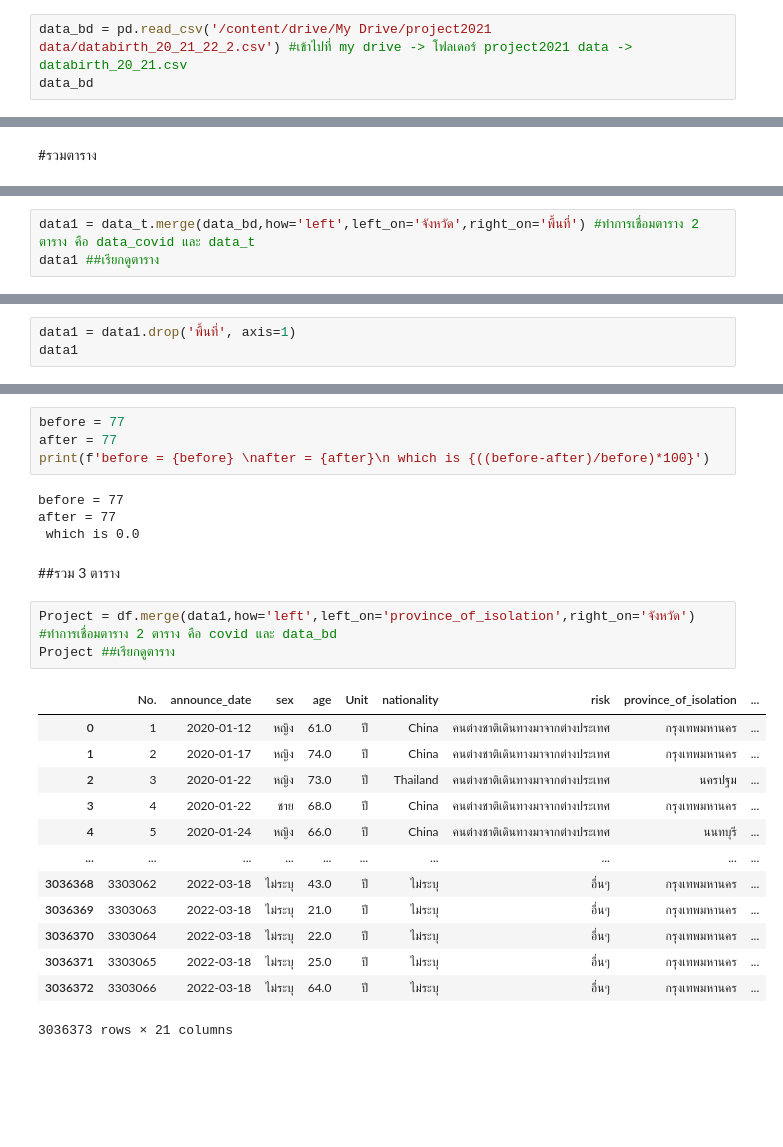
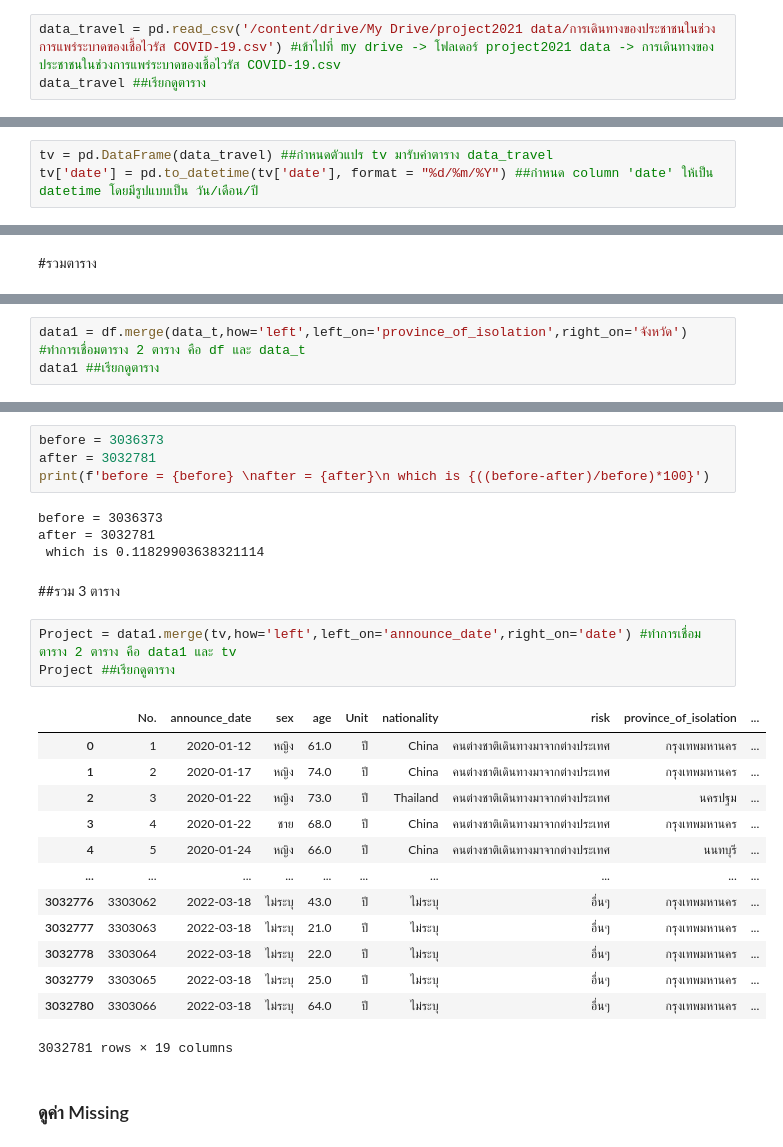
Before and after one commit to siriwat-heart/data_viz_2022, a Jupyter notebook: Project.ipynb, the cells around one changed output, grey strips where cells are left out. Saved outputs shown, nothing was run; the diff lists cells and outputs as text; blank space fills up the shorter version.

```diff
--- a/Project.ipynb
+++ b/Project.ipynb
@@ -329,4 +312,4 @@ dtype: bool
 # %%
-data_bd = pd.read_csv('/content/drive/My Drive/project2021 data/databirth_20_21_22_2.csv') #เข้าไปที่ my drive -> โฟลเดอร์ project2021 data -> databirth_20_21.csv
-data_bd
+data_travel = pd.read_csv('/content/drive/My Drive/project2021 data/การเดินทางของประชาชนในช่วงการแพร่ระบาดของเชื้อไวรัส COVID-19.csv') #เข้าไปที่ my drive -> โฟลเดอร์ project2021 data -> การเดินทางของประชาชนในช่วงการแพร่ระบาดของเชื้อไวรัส COVID-19.csv
+data_travel ##เรียกดูตาราง
 # %% [output]
@@ -361,0 +359,3 @@ dtype: bool
+# %%
+tv = pd.DataFrame(data_travel) ##กำหนดตัวแปร tv มารับค่าตาราง data_travel
+tv['date'] = pd.to_datetime(tv['date'], format = "%d/%m/%Y") ##กำหนด column 'date' ให้เป็น datetime โดยมีรูปแบบเป็น วัน/เดือน/ปี
@@ -364,4 +382,4 @@ dtype: bool
 # %%
-data1 = data_t.merge(data_bd,how='left',left_on='จังหวัด',right_on='พื้นที่') #ทำการเชื่อมตาราง 2 ตาราง คือ data_covid และ data_t
+data1 = df.merge(data_t,how='left',left_on='province_of_isolation',right_on='จังหวัด') #ทำการเชื่อมตาราง 2 ตาราง คือ df และ data_t
 data1 ##เรียกดูตาราง
 # %% [output]
@@ -381,3 +398,0 @@ data1 ##เรียกดูตาราง
-# %%
-data1 = data1.drop('พื้นที่', axis=1)
-data1
@@ -415,27 +436,29 @@ data1
 # %%
-before = 77
-after = 77
+before = 3036373
+after = 3032781
 print(f'before = {before} \nafter = {after}\n which is {((before-after)/before)*100}')
 # %% [output]
-before = 77
-after = 77
- which is 0.0
+before = 3036373
+after = 3032781
+ which is 0.11829903638321114
 # %% [markdown]
 ##รวม 3 ตาราง
 # %%
-Project = df.merge(data1,how='left',left_on='province_of_isolation',right_on='จังหวัด') #ทำการเชื่อมตาราง 2 ตาราง คือ covid และ data_bd
+Project = data1.merge(tv,how='left',left_on='announce_date',right_on='date') #ทำการเชื่อมตาราง 2 ตาราง คือ data1 และ tv
 Project ##เรียกดูตาราง
 # %% [output]
 |  | No. | announce_date | sex | age | Unit | nationality | risk | province_of_isolation | ... |
 | 0 | 1 | 2020-01-12 | หญิง | 61.0 | ปี | China | คนต่างชาติเดินทางมาจากต่างประเทศ | กรุงเทพมหานคร | ... |
 | 1 | 2 | 2020-01-17 | หญิง | 74.0 | ปี | China | คนต่างชาติเดินทางมาจากต่างประเทศ | กรุงเทพมหานคร | ... |
 | 2 | 3 | 2020-01-22 | หญิง | 73.0 | ปี | Thailand | คนต่างชาติเดินทางมาจากต่างประเทศ | นครปฐม | ... |
 | 3 | 4 | 2020-01-22 | ชาย | 68.0 | ปี | China | คนต่างชาติเดินทางมาจากต่างประเทศ | กรุงเทพมหานคร | ... |
 | 4 | 5 | 2020-01-24 | หญิง | 66.0 | ปี | China | คนต่างชาติเดินทางมาจากต่างประเทศ | นนทบุรี | ... |
 | ... | ... | ... | ... | ... | ... | ... | ... | ... | ... |
-| 3036368 | 3303062 | 2022-03-18 | ไม่ระบุ | 43.0 | ปี | ไม่ระบุ | อื่นๆ | กรุงเทพมหานคร | ... |
-| 3036369 | 3303063 | 2022-03-18 | ไม่ระบุ | 21.0 | ปี | ไม่ระบุ | อื่นๆ | กรุงเทพมหานคร | ... |
-| 3036370 | 3303064 | 2022-03-18 | ไม่ระบุ | 22.0 | ปี | ไม่ระบุ | อื่นๆ | กรุงเทพมหานคร | ... |
-| 3036371 | 3303065 | 2022-03-18 | ไม่ระบุ | 25.0 | ปี | ไม่ระบุ | อื่นๆ | กรุงเทพมหานคร | ... |
-| 3036372 | 3303066 | 2022-03-18 | ไม่ระบุ | 64.0 | ปี | ไม่ระบุ | อื่นๆ | กรุงเทพมหานคร | ... |
+| 3032776 | 3303062 | 2022-03-18 | ไม่ระบุ | 43.0 | ปี | ไม่ระบุ | อื่นๆ | กรุงเทพมหานคร | ... |
+| 3032777 | 3303063 | 2022-03-18 | ไม่ระบุ | 21.0 | ปี | ไม่ระบุ | อื่นๆ | กรุงเทพมหานคร | ... |
+| 3032778 | 3303064 | 2022-03-18 | ไม่ระบุ | 22.0 | ปี | ไม่ระบุ | อื่นๆ | กรุงเทพมหานคร | ... |
+| 3032779 | 3303065 | 2022-03-18 | ไม่ระบุ | 25.0 | ปี | ไม่ระบุ | อื่นๆ | กรุงเทพมหานคร | ... |
+| 3032780 | 3303066 | 2022-03-18 | ไม่ระบุ | 64.0 | ปี | ไม่ระบุ | อื่นๆ | กรุงเทพมหานคร | ... |
-3036373 rows × 21 columns
+3032781 rows × 19 columns
+# %% [markdown]
+### ดูค่า Missing
```
Also changed, not shown: parts of 71 cells of this notebook.
